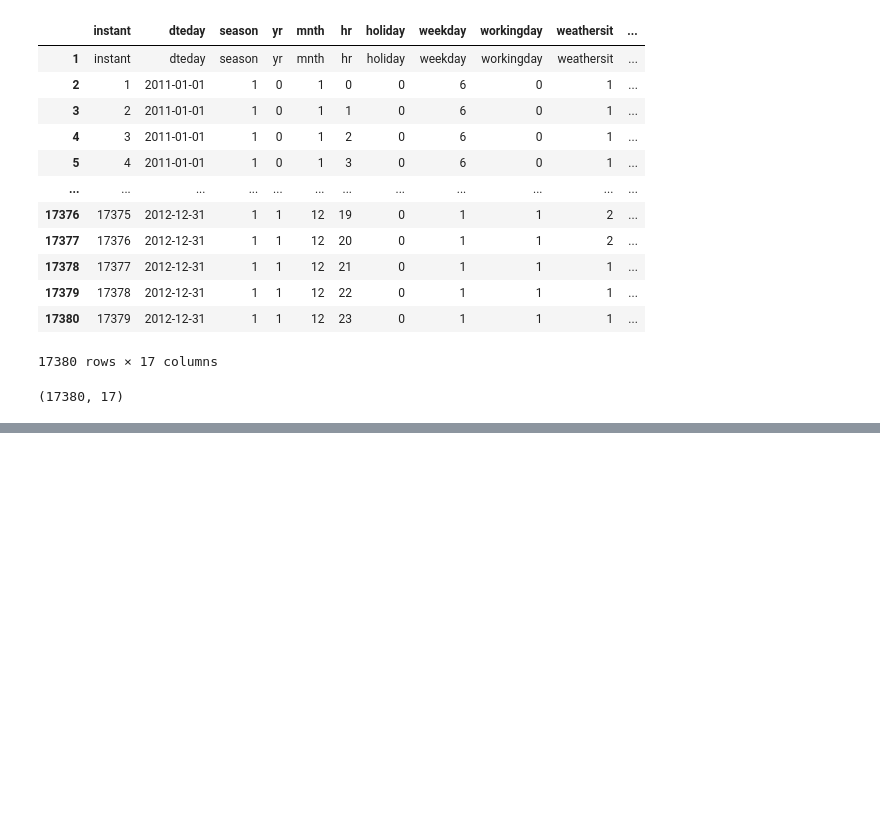
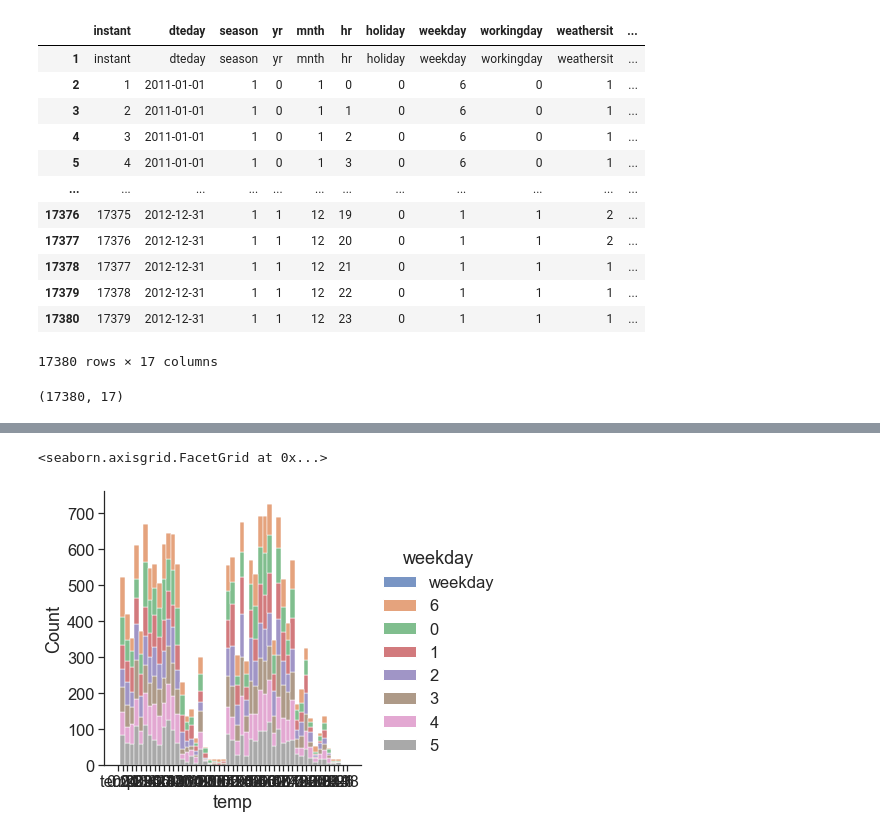
Before and after one commit to data301-2020-winter2/course-project-group_1028, a Jupyter notebook: analysis/Dante/milestone2.ipynb, the cells around one changed output, grey strips where cells are left out. Drawn from its saved outputs; the diff is of its cells as text; code cells hidden in the pictures; blank space fills up the shorter version.

```diff
--- a/analysis/Dante/milestone2.ipynb
+++ b/analysis/Dante/milestone2.ipynb
@@ -39,2 +72,7 @@ df.describe()
+# %%
+sns.displot(df, x = "temp",binwidth=1,hue="weekday",multiple = "stack",common_norm=False)
+# %% [output]
+<seaborn.axisgrid.FacetGrid at 0x...>
+[figure, added]
 # %%
 # %% [output]
```
Also changed, not shown: parts of 6 cells of this notebook.
